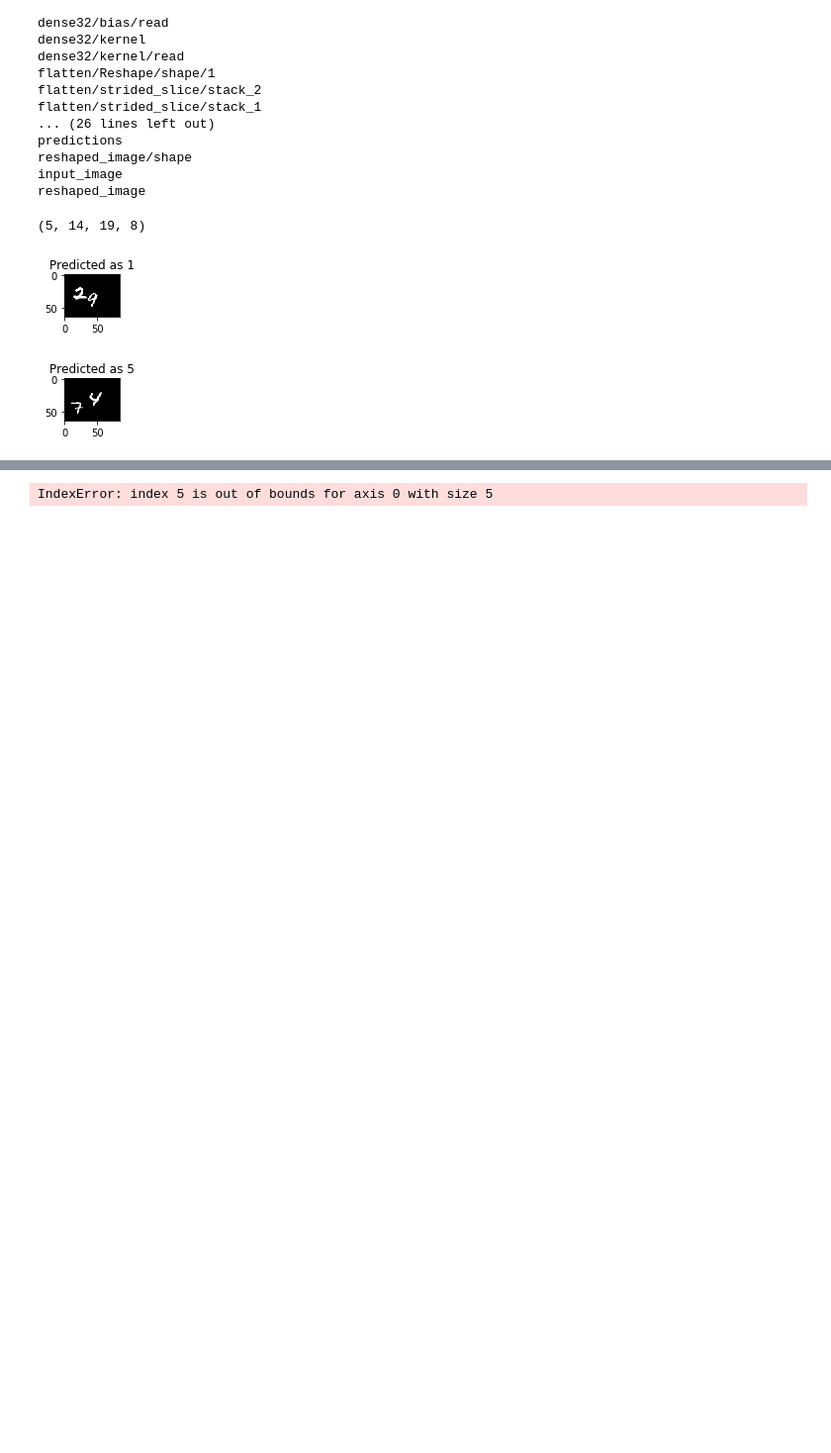
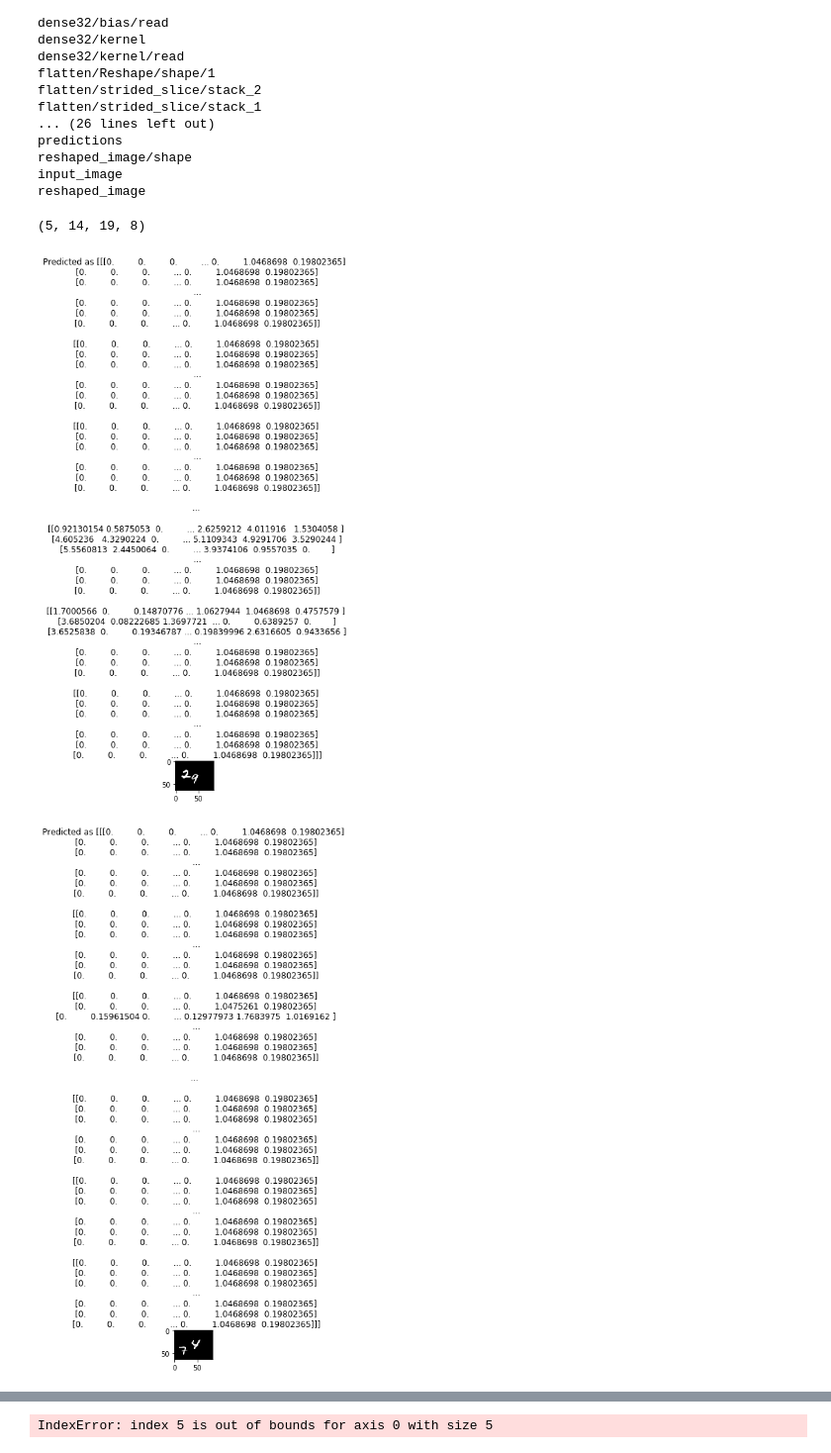
Before and after one commit to prathmesh-dali/MNIST_CNN, a Jupyter notebook: bottleneck.ipynb, the cells around one changed output, grey strips where cells are left out. Shown: that part at 99% size. Drawn from its saved outputs; the diff is of its cells as text; code cells hidden in the pictures; blank space fills up the shorter version.

```diff
--- a/bottleneck.ipynb
+++ b/bottleneck.ipynb
@@ -60,11 +60,11 @@ with tf.Session(graph=frozen_graph) as sess:
 # %% [output]
 (5, 14, 19, 8)
 # %%
-for i in range(len(X)):
+for i in range(len(X)-1):
     plt.figure(figsize=(1,1))
     plt.imshow(X[i].reshape([64,84]),cmap='gray')
-    plt.title('Predicted as {}'.format(y_predicted[i]))
+    plt.title('Predicted as {}'.format(bottleneck_features[i]))
     plt.show()
 # %% [output]
-[figure, old version]
+[figure, new version]
-[figure, old version]
+[figure, new version]
```
Also changed, not shown: parts of 1 cell of this notebook, 2 other files.
